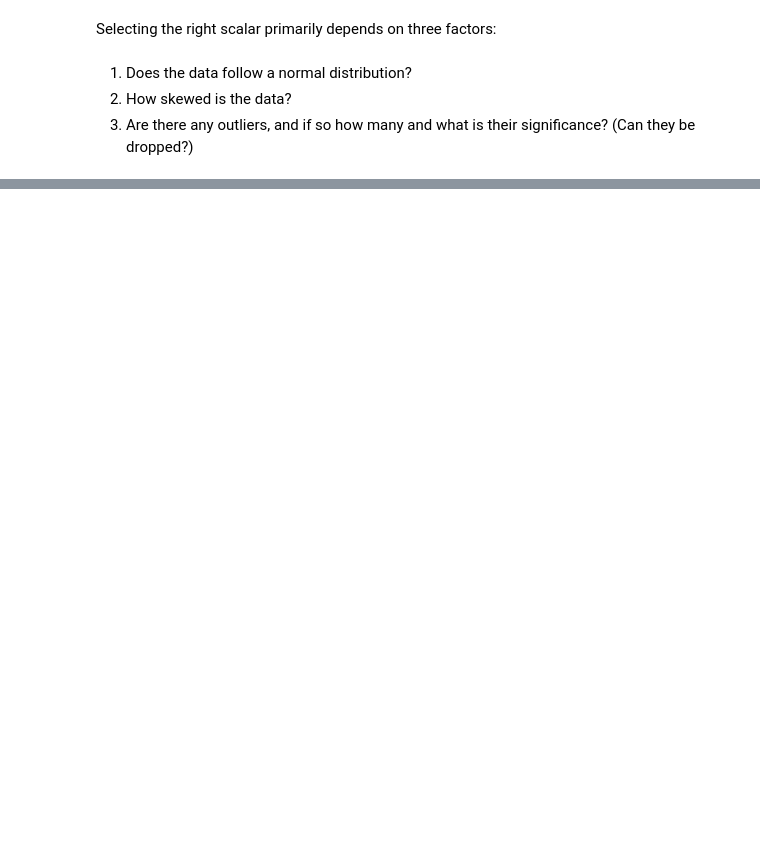
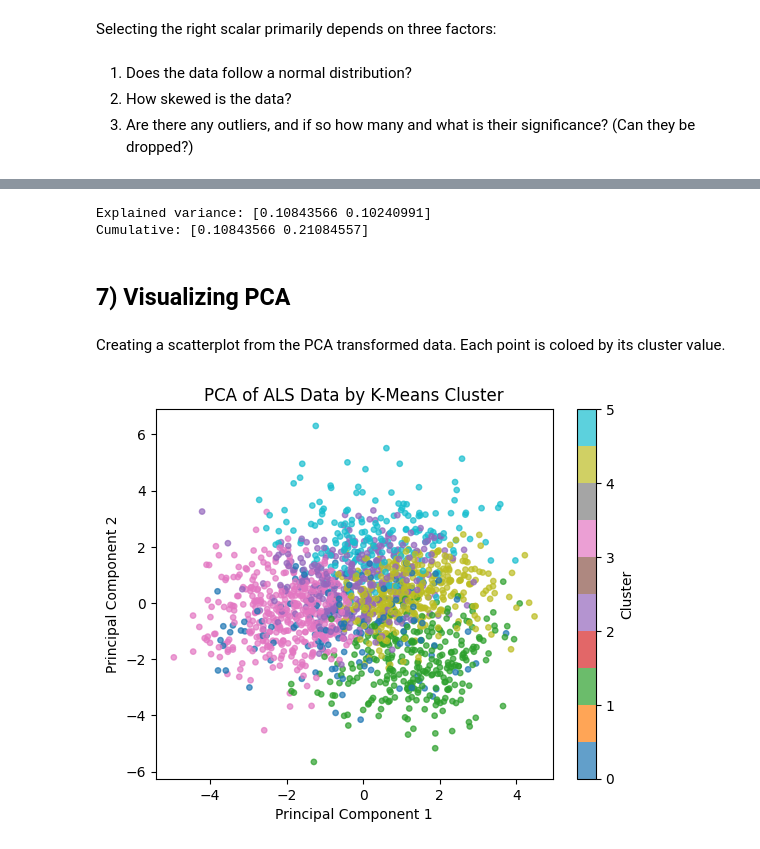
Before and after one commit to jsbwxyz/DSC630, a Jupyter notebook: Week4/JeremyBarton-Assignment4.ipynb, the cells around one changed output, grey strips where cells are left out. Cells and saved outputs as stored; diff of their text form; code cells hidden in the pictures; blank space fills up the shorter version.

```diff
--- a/Week4/JeremyBarton-Assignment4.ipynb
+++ b/Week4/JeremyBarton-Assignment4.ipynb
@@ -64,0 +136,3 @@ pd.DataFrame(X_train_scaled, columns=X_train.columns).describe().loc[["min", "ma
+# %%
+model = KMeans(n_clusters=6, random_state=42)
+predicted_labels = model.fit_predict(X_train_scaled)
@@ -64,0 +150,4 @@ pd.DataFrame(X_train_scaled, columns=X_train.columns).describe().loc[["min", "ma
+# %%
+pca = PCA(n_components=2)
+X_pca = pca.fit_transform(X_train_scaled)
+print(X_pca[2:])
@@ -64,0 +162,19 @@ pd.DataFrame(X_train_scaled, columns=X_train.columns).describe().loc[["min", "ma
+# %%
+print("Explained variance:", pca.explained_variance_ratio_)
+print("Cumulative:", np.cumsum(pca.explained_variance_ratio_))
+# %% [output]
+Explained variance: [0.10843566 0.10240991]
+Cumulative: [0.10843566 0.21084557]
+# %% [markdown]
+## 7) Visualizing PCA
+# %% [markdown]
+Creating a scatterplot from the PCA transformed data. Each point is coloed by its cluster value.
+# %%
+scatter = plt.scatter(X_pca[:, 0], X_pca[:, 1], c=predicted_labels, cmap='tab10', s=15, alpha=0.7)
+plt.colorbar(scatter, label='Cluster')
+plt.xlabel('Principal Component 1')
+plt.ylabel('Principal Component 2')
+plt.title('PCA of ALS Data by K-Means Cluster')
+plt.show()
+# %% [output]
+[figure, added]
```
Also changed, not shown: parts of 45 cells of this notebook, 2 other files.
